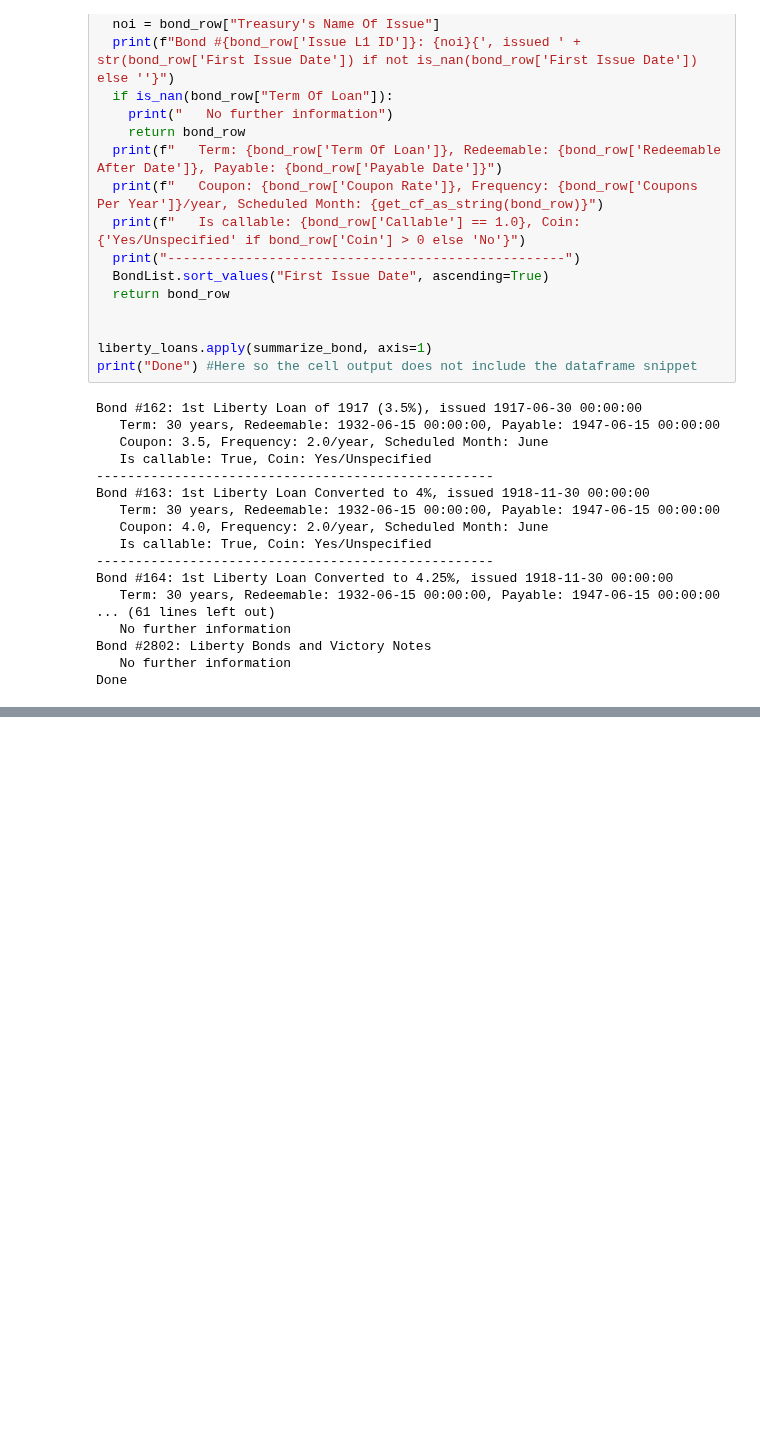
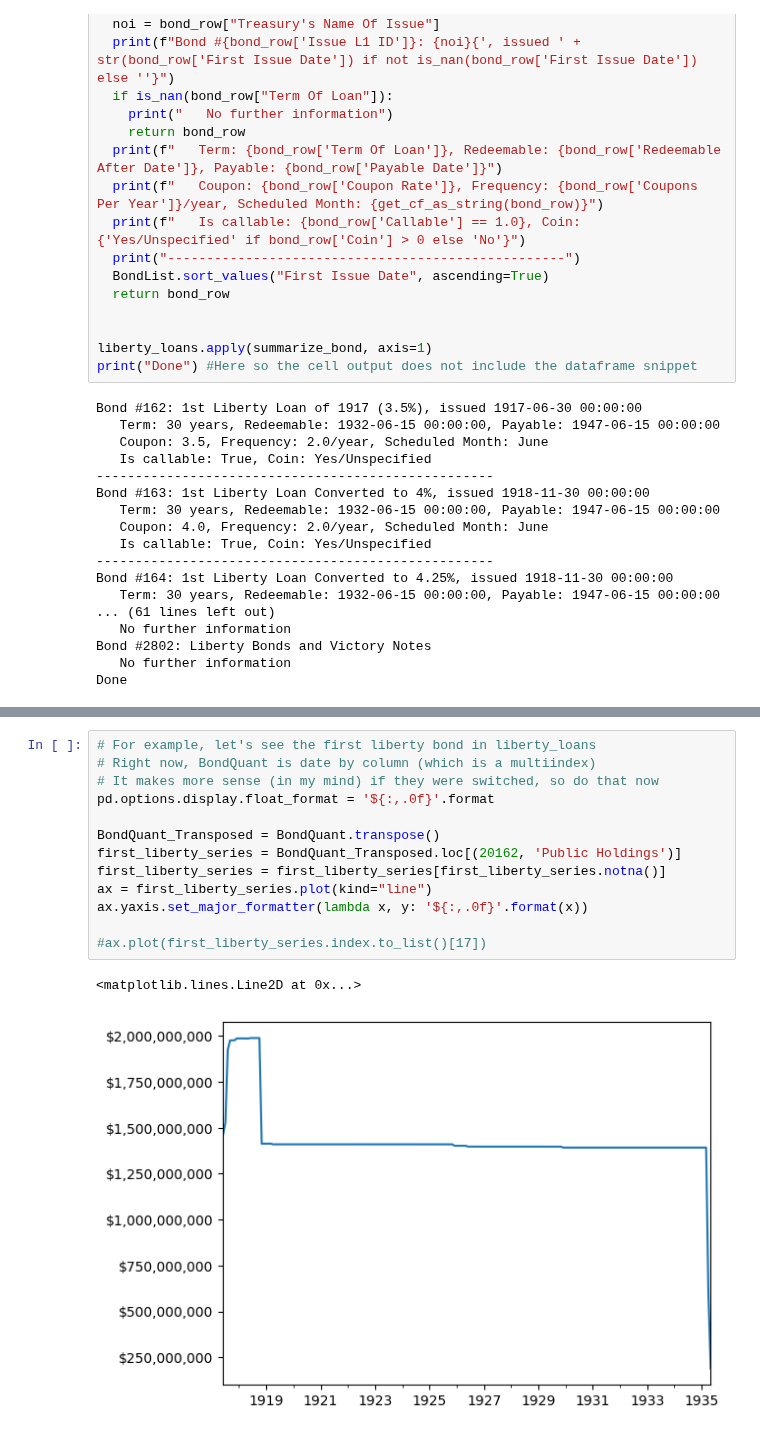
Before and after one commit to davidch2020/Bond-Bios, a Jupyter notebook: ww1_vic_lib.ipynb, the cells around one changed output, grey strips where cells are left out. Saved outputs shown, nothing was run; the diff lists cells and outputs as text; blank space fills up the shorter version.

Commit message:
add a graph + utility function to provide bondquant entry breakdown

```diff
--- a/ww1_vic_lib.ipynb
+++ b/ww1_vic_lib.ipynb
@@ -95,0 +121,16 @@ Done
+# %%
+# For example, let's see the first liberty bond in liberty_loans
+# Right now, BondQuant is date by column (which is a multiindex)
+# It makes more sense (in my mind) if they were switched, so do that now
+pd.options.display.float_format = '${:,.0f}'.format
+
+BondQuant_Transposed = BondQuant.transpose()
+first_liberty_series = BondQuant_Transposed.loc[(20162, 'Public Holdings')]
+first_liberty_series = first_liberty_series[first_liberty_series.notna()]
+ax = first_liberty_series.plot(kind="line")
+ax.yaxis.set_major_formatter(lambda x, y: '${:,.0f}'.format(x))
+
+#ax.plot(first_liberty_series.index.to_list()[17])
+# %% [output]
+<matplotlib.lines.Line2D at 0x...>
+[figure, added]
```
Also changed, not shown: parts of 4 cells of this notebook.
